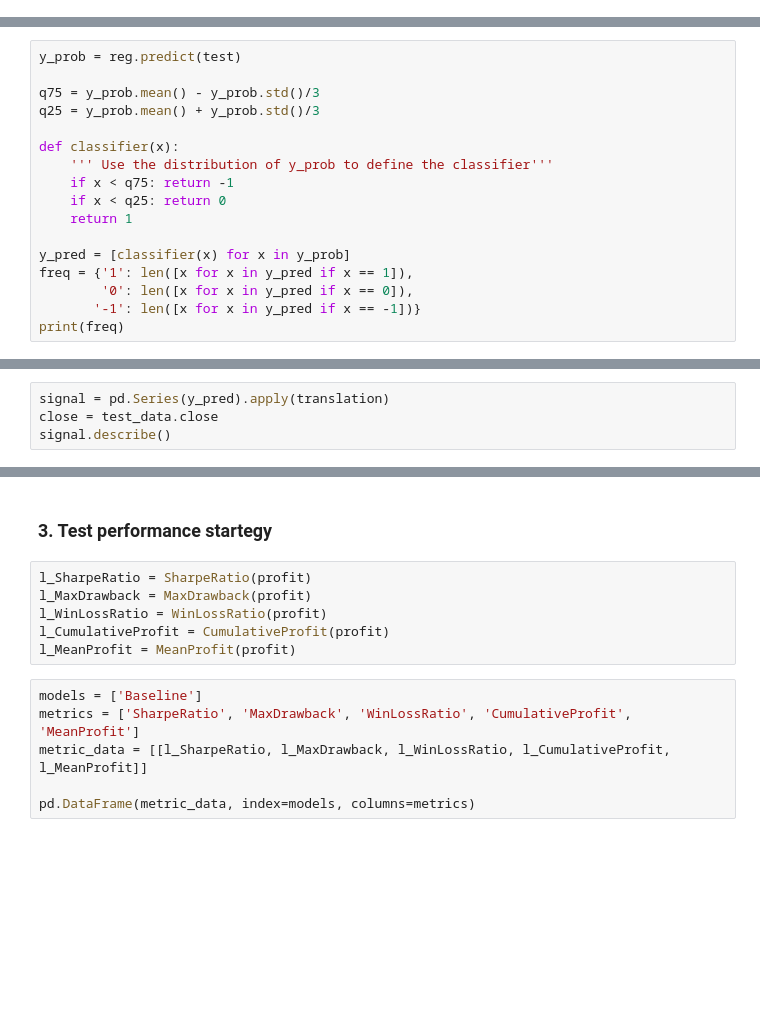
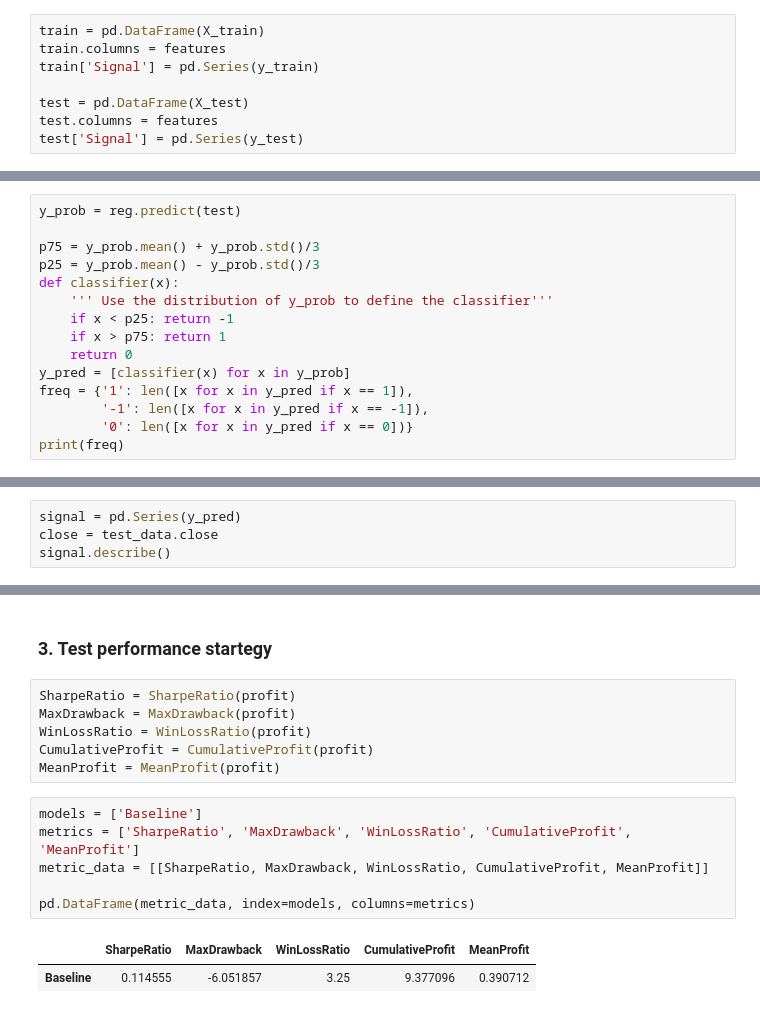
Before and after one commit to KhelifaAmeur/ML-trading-strategies, a Jupyter notebook: test_logit.ipynb, the cells around one changed output, grey strips where cells are left out. Saved outputs shown, nothing was run; the diff lists cells and outputs as text; blank space fills up the shorter version.

```diff
--- a/test_logit.ipynb
+++ b/test_logit.ipynb
@@ -119,3 +156,11 @@ This section may recquire a phase of **feature selection**.
+# %%
+train = pd.DataFrame(X_train)
+train.columns = features
+train['Signal'] = pd.Series(y_train)
+
+test = pd.DataFrame(X_test)
+test.columns = features
+test['Signal'] = pd.Series(y_test)
 # %%
 str_formula = 'Signal ~ '
 for feat in features:
@@ -445,17 +670,15 @@ print(reg.summary())
 # %%
 y_prob = reg.predict(test)
 
-q75 = y_prob.mean() - y_prob.std()/3
-q25 = y_prob.mean() + y_prob.std()/3
-
+p75 = y_prob.mean() + y_prob.std()/3
+p25 = y_prob.mean() - y_prob.std()/3
 def classifier(x):
     ''' Use the distribution of y_prob to define the classifier'''
-    if x < q75: return -1
-    if x < q25: return 0
-    return 1
-
+    if x < p25: return -1
+    if x > p75: return 1
+    return 0
 y_pred = [classifier(x) for x in y_prob]
 freq = {'1': len([x for x in y_pred if x == 1]),
-        '0': len([x for x in y_pred if x == 0]),
-       '-1': len([x for x in y_pred if x == -1])}
+        '-1': len([x for x in y_pred if x == -1]),
+        '0': len([x for x in y_pred if x == 0])}
 print(freq)
@@ -482,6 +708,6 @@ pd.DataFrame(metric_data, index=models, columns=metrics)
 # If the model used is a regression model on the return
 #signal = get_signal(y_pred, alpha=q_90)
 # %%
-signal = pd.Series(y_pred).apply(translation)
+signal = pd.Series(y_pred)
 close = test_data.close
 signal.describe()
@@ -505,14 +743,17 @@ strat.visualize()
 # %% [markdown]
 ### 3. Test performance startegy
 # %%
-l_SharpeRatio = SharpeRatio(profit)
-l_MaxDrawback = MaxDrawback(profit)
-l_WinLossRatio = WinLossRatio(profit)
-l_CumulativeProfit = CumulativeProfit(profit)
-l_MeanProfit = MeanProfit(profit)
+SharpeRatio = SharpeRatio(profit)
+MaxDrawback = MaxDrawback(profit)
+WinLossRatio = WinLossRatio(profit)
+CumulativeProfit = CumulativeProfit(profit)
+MeanProfit = MeanProfit(profit)
 # %%
 models = ['Baseline']
 metrics = ['SharpeRatio', 'MaxDrawback', 'WinLossRatio', 'CumulativeProfit', 'MeanProfit']
-metric_data = [[l_SharpeRatio, l_MaxDrawback, l_WinLossRatio, l_CumulativeProfit, l_MeanProfit]]
+metric_data = [[SharpeRatio, MaxDrawback, WinLossRatio, CumulativeProfit, MeanProfit]]
 
 pd.DataFrame(metric_data, index=models, columns=metrics)
+# %% [output]
+|  | SharpeRatio | MaxDrawback | WinLossRatio | CumulativeProfit | MeanProfit |
+| Baseline | 0.114555 | -6.051857 | 3.25 | 9.377096 | 0.390712 |
```
Also changed, not shown: parts of 33 cells of this notebook, 2 other files.
